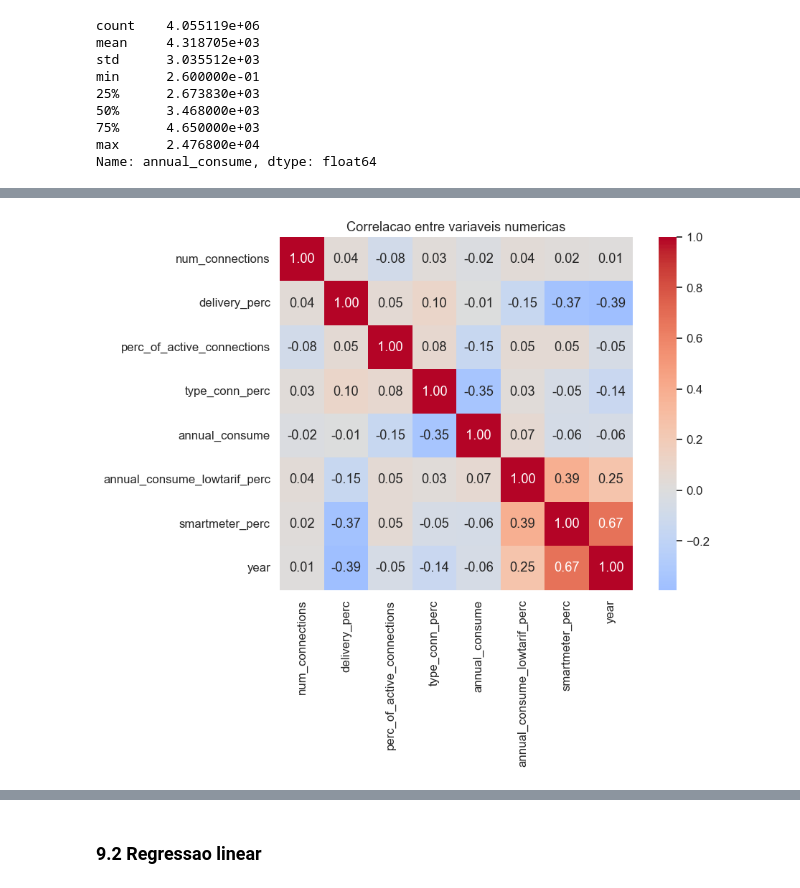
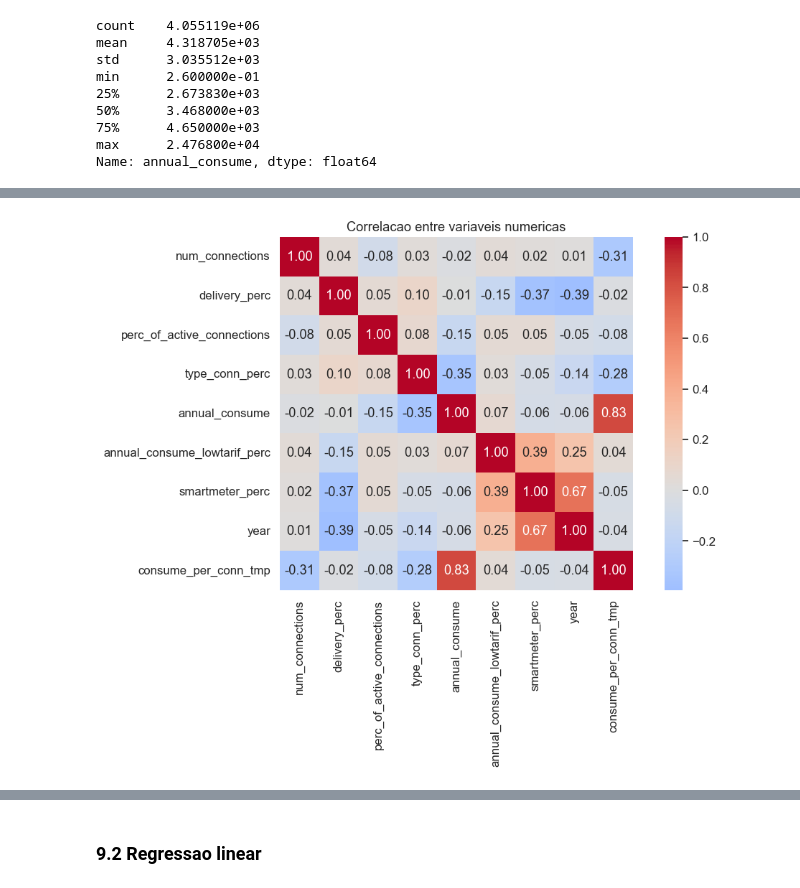
Before and after one commit to Renan-Vizoto/IA-RAG, a Jupyter notebook: notebooks/dutch_energy_regressao.ipynb, the cells around one changed output, grey strips where cells are left out. Drawn from its saved outputs; the diff is of its cells as text; code cells hidden in the pictures.

```diff
--- a/notebooks/dutch_energy_regressao.ipynb
+++ b/notebooks/dutch_energy_regressao.ipynb
@@ -117,10 +161,10 @@ if not elec_files:
     )
 
 USE_COLS = [
-    "net_manager", "purchase_area", "city", "num_connections",
-    "delivery_perc", "perc_of_active_connections", "type_of_connection",
-    "type_conn_perc", "annual_consume", "annual_consume_lowtarif_perc",
-    "smartmeter_perc", "consume_per_conn"
+    "net_manager", "purchase_area", "city", "zipcode_from",
+    "num_connections", "delivery_perc", "perc_of_active_connections",
+    "type_of_connection", "type_conn_perc", "annual_consume",
+    "annual_consume_lowtarif_perc", "smartmeter_perc",
 ]
 
 NUM_COLS = [
@@ -134,16 +178,13 @@ for fp in sorted(elec_files):
     header = pd.read_csv(fp, nrows=0).columns.tolist()
     cols = [c for c in USE_COLS if c in header]
 
-    # Ler tudo como string para evitar erros de cast
     chunk = pd.read_csv(fp, usecols=cols, dtype=str, low_memory=False)
 
-    # Converter colunas numericas (coerce transforma texto invalido em NaN)
     for col in NUM_COLS:
         if col in chunk.columns:
             chunk[col] = pd.to_numeric(chunk[col], errors="coerce").astype("float32")
 
-    # Categoricas
-    for col in ["net_manager", "purchase_area", "city", "type_of_connection"]:
+    for col in ["net_manager", "purchase_area", "city", "type_of_connection", "zipcode_from"]:
         if col in chunk.columns:
             chunk[col] = chunk[col].astype("category")
 
@@ -156,7 +197,9 @@ for fp in sorted(elec_files):
 
 raw_df = pd.concat(frames, ignore_index=True)
 del frames; gc.collect()
-print(f"\nTotal: {len(raw_df):,} registros | Memoria: {raw_df.memory_usage(deep=True).sum()/1e6:.1f} MB")
+print()
+print(f"Total: {len(raw_df):,} registros | Memoria: {raw_df.memory_usage(deep=True).sum()/1e6:.1f} MB")
+print(f"  zipcode_from: {raw_df['zipcode_from'].nunique():,} valores unicos")
 raw_df.head()
 # %% [output]
   coteq_electricity_2013.csv:     2,503 registros
@@ -334,12 +468,13 @@ plt.show()
 # %%
-# Matriz de correlacao das variaveis numericas
-num_cols = df.select_dtypes(include=[np.number]).columns.tolist()
+# Matriz de correlacao das variaveis numericas mais relevantes
+corr_df = audit_df.copy()
+num_cols = corr_df.select_dtypes(include=[np.number]).columns.tolist()
 if len(num_cols) > 2:
-    corr = df[num_cols].corr()
-    plt.figure(figsize=(10, 8))
+    corr = corr_df[num_cols].corr(numeric_only=True)
+    plt.figure(figsize=(11, 8))
     sns.heatmap(corr, annot=True, fmt=".2f", cmap="coolwarm", center=0, square=True)
     plt.title("Correlacao entre variaveis numericas")
     plt.tight_layout()
     plt.show()
 # %% [output]
-[figure, old version]
+[figure, new version]
```
Also changed, not shown: parts of 44 cells of this notebook, 21 other files.
